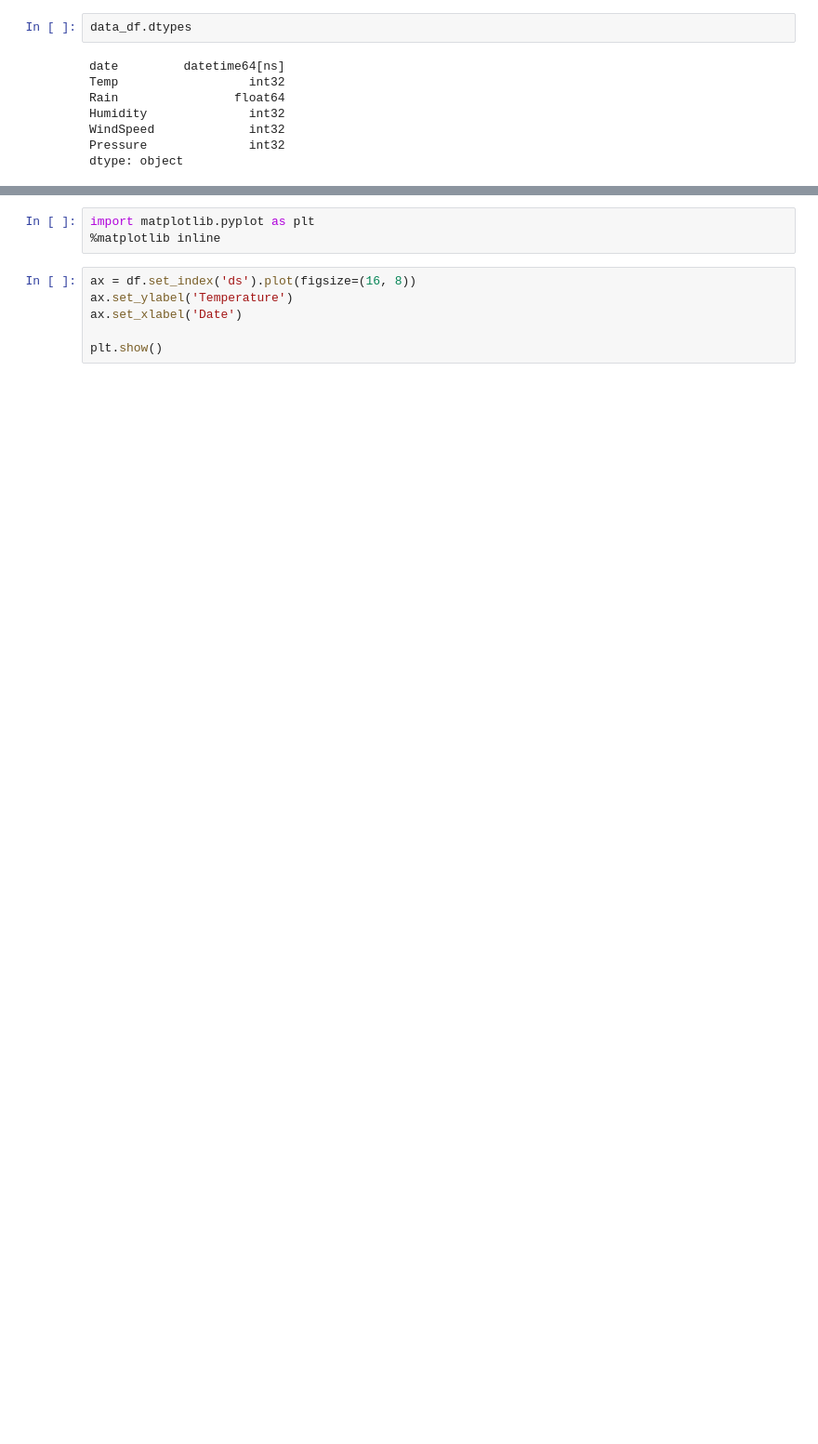
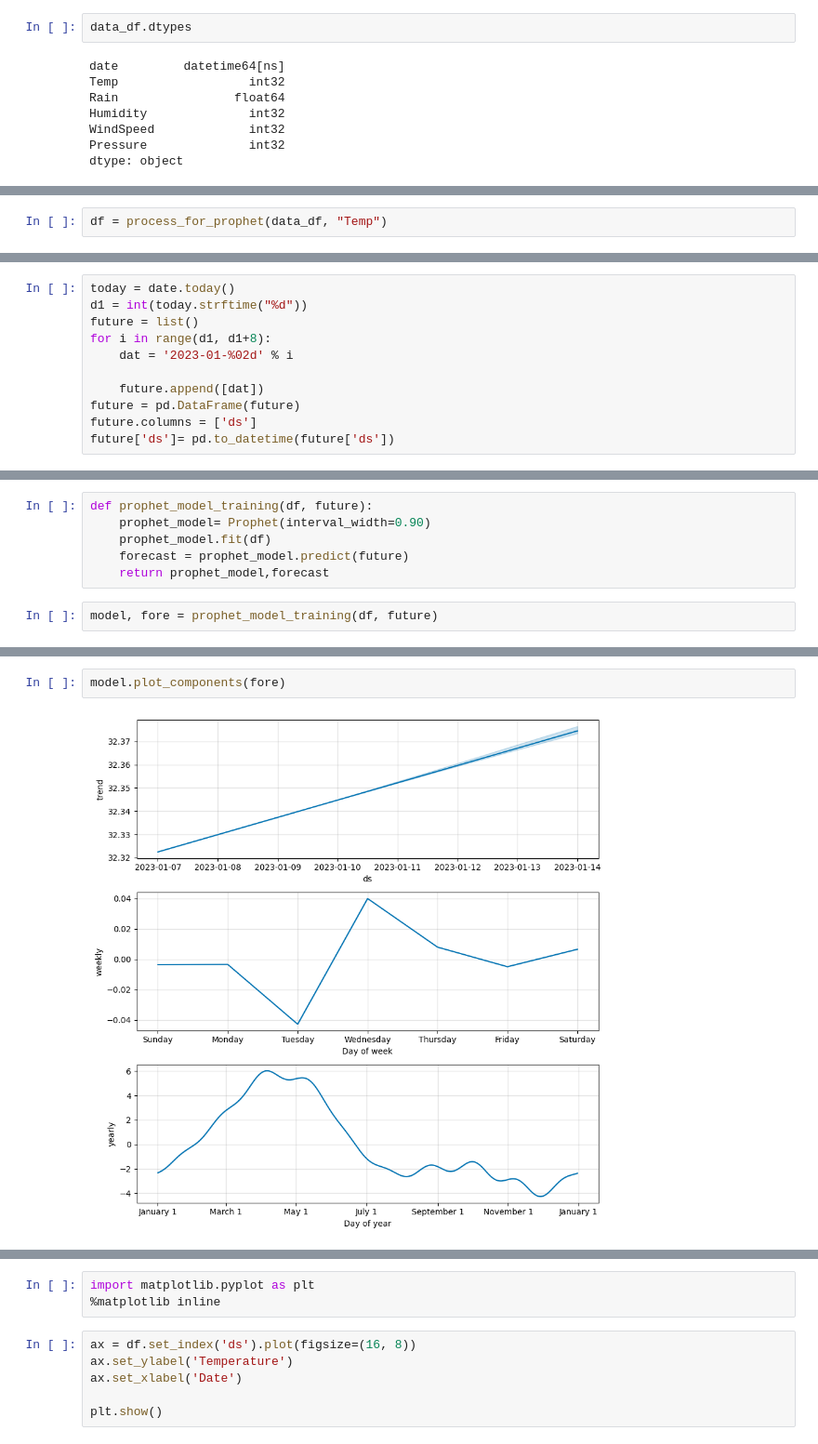
Before and after one commit to Coding-Ghostman/Weather-Forecasting, a Jupyter notebook: Weather Forecasting using pyspark.ipynb, the cells around one changed output, grey strips where cells are left out. Shown at 93% size. Cells and saved outputs as stored; diff of their text form; blank space fills up the shorter version.

Commit message:
modified:   Weather Forecasting using pyspark.ipynb 	modified:   main.py 	modified:   script.js

```diff
--- a/Weather Forecasting using pyspark.ipynb
+++ b/Weather Forecasting using pyspark.ipynb
@@ -127,0 +124,2 @@ dtype: object
+# %%
+df = process_for_prophet(data_df, "Temp")
@@ -127,0 +132,11 @@ dtype: object
+# %%
+today = date.today()
+d1 = int(today.strftime("%d"))
+future = list()
+for i in range(d1, d1+8):
+    dat = '2023-01-%02d' % i
+
+    future.append([dat])
+future = pd.DataFrame(future)
+future.columns = ['ds']
+future['ds']= pd.to_datetime(future['ds'])
@@ -127,0 +155,8 @@ dtype: object
+# %%
+def prophet_model_training(df, future):
+    prophet_model= Prophet(interval_width=0.90)
+    prophet_model.fit(df)
+    forecast = prophet_model.predict(future)
+    return prophet_model,forecast
+# %%
+model, fore = prophet_model_training(df, future)
@@ -127,0 +166,4 @@ dtype: object
+# %%
+model.plot_components(fore)
+# %% [output]
+[figure, added]
```
Also changed, not shown: parts of 17 cells of this notebook, 2 other files.
